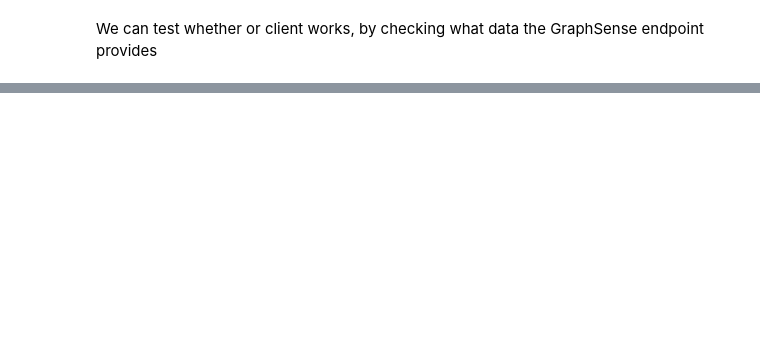
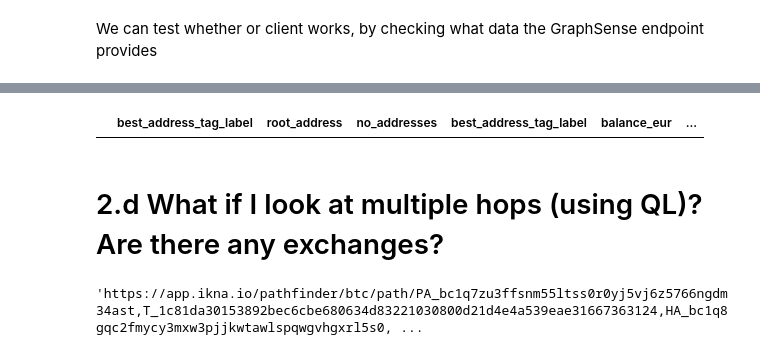
Before and after one commit to iknaio/iknaio-api-tutorial, a Jupyter notebook: standalone/05_alice_dwm.ipynb, the cells around one changed output, grey strips where cells are left out. Saved outputs shown, nothing was run; the diff lists cells and outputs as text; code cells hidden in the pictures; blank space fills up the shorter version.

```diff
--- a/standalone/05_alice_dwm.ipynb
+++ b/standalone/05_alice_dwm.ipynb
@@ -286,0 +249,35 @@ respEntityDF[
+# %%
+# get nbrs of the entities of the seed addresses
+respEntityNbrs = gs.get_csv(configuration, "list_entity_neighbors", CURRENCY, {
+                    'entity': used_addresses['entity'].drop_duplicates().to_list(),
+                    'direction': 'out',
+                    'include_labels': True
+                })
+
+respEntityNbrs["_request_entity"] = respEntityNbrs["_request_entity"].apply(int)
+nbrs_id = respEntityNbrs["_request_entity"].unique().tolist()
+
+# get detailed entities data with tags
+respNbrsEntitiesDF = gs.get_csv(configuration, "get_entity", CURRENCY, {
+                                     'entity': nbrs_id,
+                                     "exclude_best_address_tag": True
+                                     })
+
+clustersNbrs = respEntityDF[
+    ["best_address_tag_label",
+     "root_address",
+     "no_addresses",
+     "best_address_tag_label",
+     "balance_eur",
+     "total_received_eur",
+     "total_spent_eur",
+     "first_tx_timestamp",
+     "last_tx_timestamp"]
+     ]
+
+
+clustersNbrs.query("best_address_tag_label.notnull()")
+# %% [output]
+|  | best_address_tag_label | root_address | no_addresses | best_address_tag_label | balance_eur | ... |
+# %% [markdown]
+# 2.d What if I look at multiple hops (using QL)? Are there any exchanges?
@@ -286,0 +297,4 @@ respEntityDF[
+# %%
+gs.get_Pathfinder_link_from_ql_result(relevant_traces[1])
+# %% [output]
+'https://app.ikna.io/pathfinder/btc/path/PA_bc1q7zu3ffsnm55ltss0r0yj5vj6z5766ngdm34ast,T_1c81da30153892bec6cbe680634d83221030800d21d4e4a539eae31667363124,HA_bc1q8gqc2fmycy3mxw3pjjkwtawlspqwgvhgxrl5s0, ...
```
Also changed, not shown: parts of 36 cells of this notebook, 2 other files.
